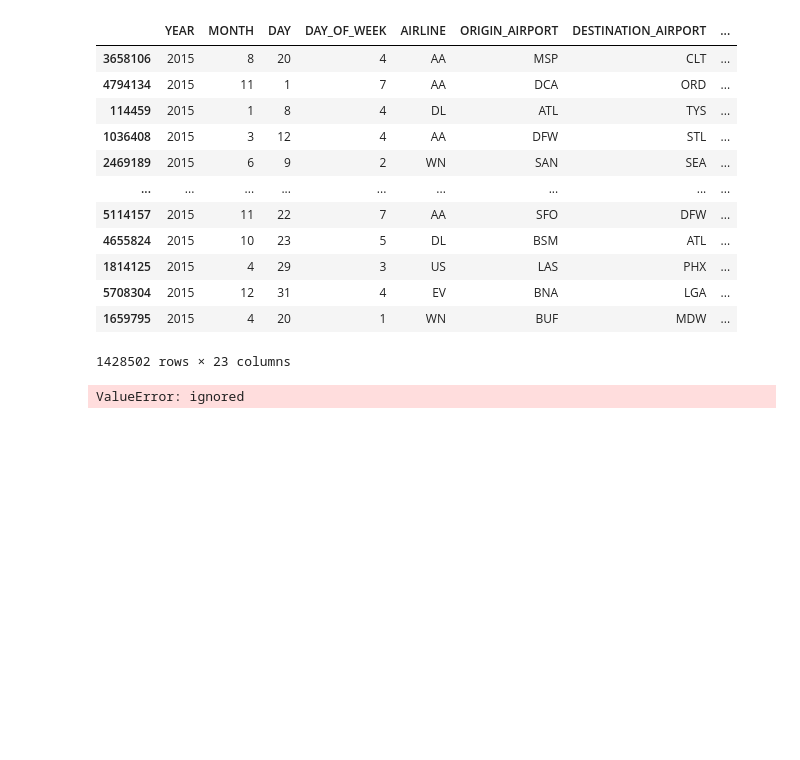
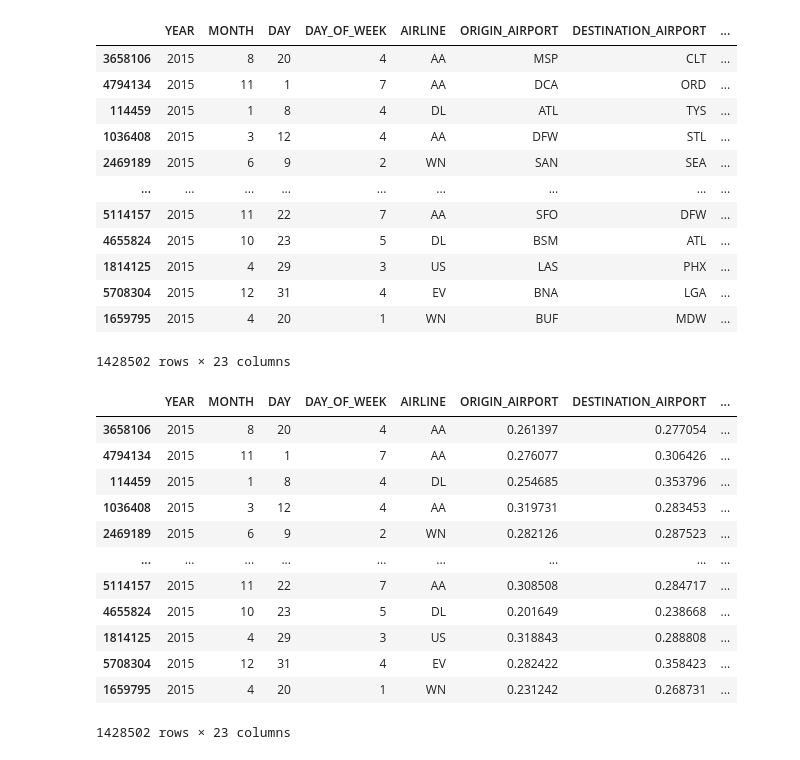
Before and after one commit to bchaithanyasai/PredictLateArrivalsPaper, a Jupyter notebook: Models.ipynb, the cells around one changed output. Cells and saved outputs as stored; diff of their text form; code cells hidden in the pictures; blank space fills up the shorter version.

```diff
--- a/Models.ipynb
+++ b/Models.ipynb
@@ -543,3 +543,9 @@ X
 | 5714006 | 2015 | 12 | 31 | 4 | B6 | MCO | SJU | ... |
 | 5714007 | 2015 | 12 | 31 | 4 | B6 | JFK | BQN | ... |
 5714008 rows × 22 columns
+# %%
+from numpy import array
+
+data=X['AIRLINE']
+data=array(data)
+data
@@ -546,3 +564,7 @@ X
+# %%
+X=X.join(data)
+X.drop(["AIRLINE"],axis=1,inplace=True)
+X
 # %%
 from sklearn.model_selection import train_test_split
 X_train,X_test,Y_train,Y_test=train_test_split(X,y,test_size=0.25,random_state=27)
@@ -742,8 +719,20 @@ df
 | 1659795 | 2015 | 4 | 20 | 1 | WN | BUF | MDW | ... |
 1428502 rows × 23 columns
 # %%
-df['ORIGIN_AIRPORT']=df['ORIGIN_AIRPORT'].replace(to_replace=ori_di,value=None)
-df['ORIGIN_AIRPORT'].astype('float64')
+df['ORIGIN_AIRPORT']=df['ORIGIN_AIRPORT'].map(ori_di)
+df['DESTINATION_AIRPORT']=df['DESTINATION_AIRPORT'].map(des_di)
 df
 # %% [output]
+|  | YEAR | MONTH | DAY | DAY_OF_WEEK | AIRLINE | ORIGIN_AIRPORT | DESTINATION_AIRPORT | ... |
+| 3658106 | 2015 | 8 | 20 | 4 | AA | 0.261397 | 0.277054 | ... |
+| 4794134 | 2015 | 11 | 1 | 7 | AA | 0.276077 | 0.306426 | ... |
+| 114459 | 2015 | 1 | 8 | 4 | DL | 0.254685 | 0.353796 | ... |
+| 1036408 | 2015 | 3 | 12 | 4 | AA | 0.319731 | 0.283453 | ... |
+| 2469189 | 2015 | 6 | 9 | 2 | WN | 0.282126 | 0.287523 | ... |
+| ... | ... | ... | ... | ... | ... | ... | ... | ... |
+| 5114157 | 2015 | 11 | 22 | 7 | AA | 0.308508 | 0.284717 | ... |
+| 4655824 | 2015 | 10 | 23 | 5 | DL | 0.201649 | 0.238668 | ... |
+| 1814125 | 2015 | 4 | 29 | 3 | US | 0.318843 | 0.288808 | ... |
+| 5708304 | 2015 | 12 | 31 | 4 | EV | 0.282422 | 0.358423 | ... |
+| 1659795 | 2015 | 4 | 20 | 1 | WN | 0.231242 | 0.268731 | ... |
-ValueError: ignored
+1428502 rows × 23 columns
```
Also changed, not shown: parts of 19 cells of this notebook.
